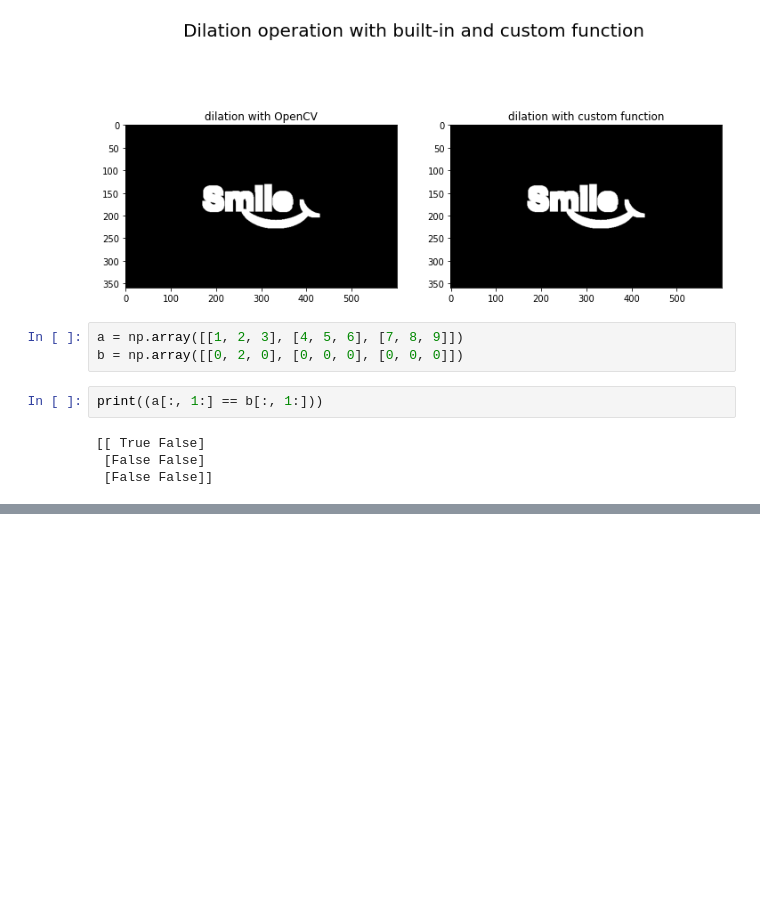
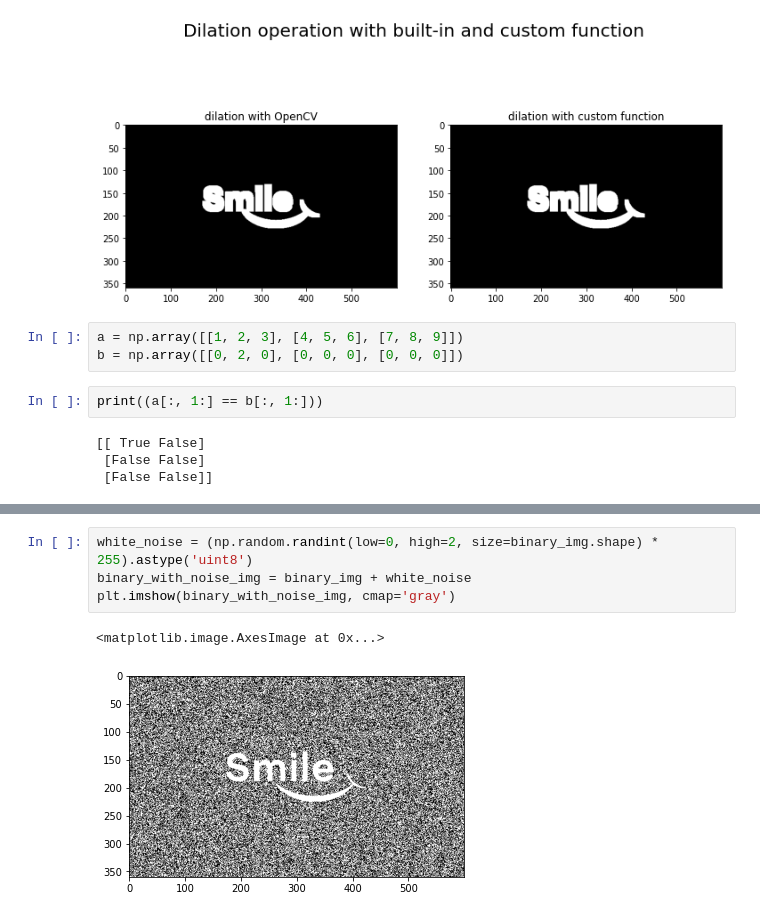
Before and after one commit to mamuncseru/dip-assignments, a Jupyter notebook: assignment9.ipynb, the cells around one changed output, grey strips where cells are left out. Cells and saved outputs as stored; diff of their text form; blank space fills up the shorter version.

```diff
--- a/assignment9.ipynb
+++ b/assignment9.ipynb
@@ -102,0 +169,7 @@ print((a[:, 1:] == b[:, 1:]))
+# %%
+white_noise = (np.random.randint(low=0, high=2, size=binary_img.shape) * 255).astype('uint8')
+binary_with_noise_img = binary_img + white_noise
+plt.imshow(binary_with_noise_img, cmap='gray')
+# %% [output]
+<matplotlib.image.AxesImage at 0x...>
+[figure, added]
```
Also changed, not shown: parts of 11 cells of this notebook, 19 other files.
